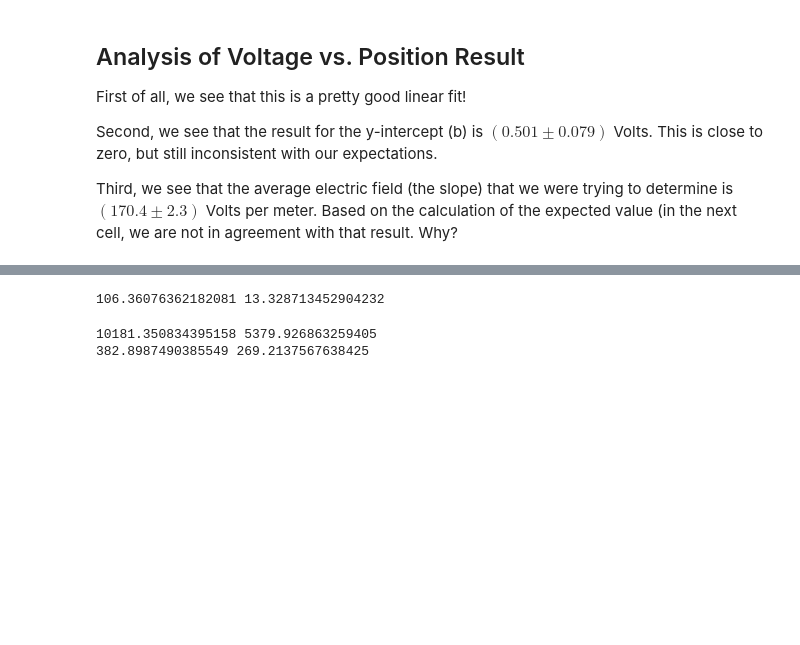
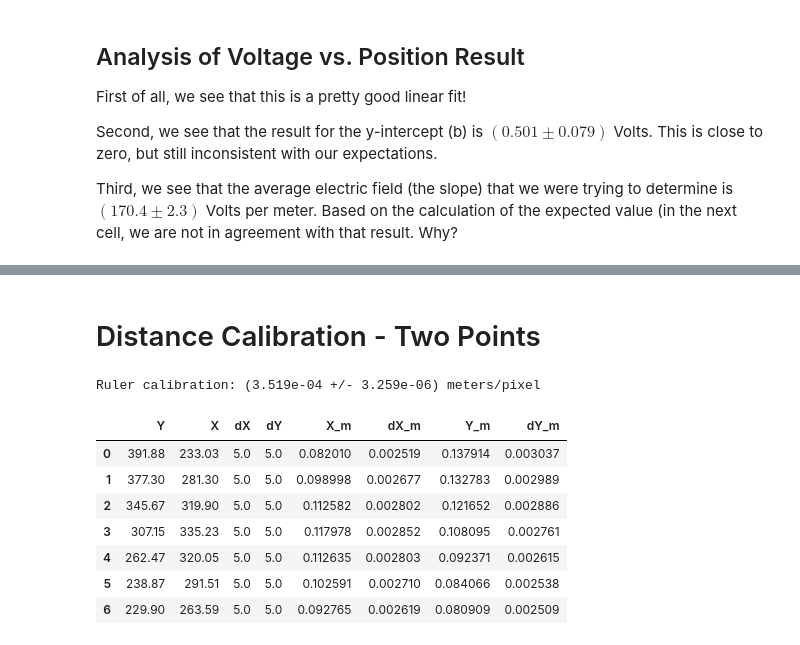
Before and after one commit to brash99/Phys202L, a Jupyter notebook: JupyterNotebooks/Field_Mapping_Analysis.ipynb, the cells around one changed output, grey strips where cells are left out. Drawn from its saved outputs; the diff is of its cells as text; code cells hidden in the pictures; blank space fills up the shorter version.

```diff
--- a/JupyterNotebooks/Field_Mapping_Analysis.ipynb
+++ b/JupyterNotebooks/Field_Mapping_Analysis.ipynb
@@ -273,25 +155,14 @@ Final Result: Y = (11.138073108 +/- 1.395779607) X + (-429.995958386 +/- 54.1811
-# %%
-print(popt[0]*30/3.14159265,perr[0]*30/3.14159265)
-omega = popt[0]*30/3.14159265
-domega = perr[0]*30/3.14159265
-# %% [output]
-106.36076362182081 13.328713452904232
-# %%
-I = 1.8
-dI = 0.5
-
-R = 0.5*I*omega**2
-dR = R * (dI/I + 2.0*domega/omega)
-
-print (R,dR)
-
-Radius = 0.5
-dRadius = 0.15
-
-Impulse = omega*I/Radius
-dImpulse = Impulse*(domega/omega + dI/I + dRadius/Radius)
-
-print (Impulse,dImpulse)
-# %% [output]
-10181.350834395158 5379.926863259405
-382.8987490385549 269.2137567638425
+# %% [markdown]
+# Distance Calibration - Two Points
+# %%
+# Measured Ruler Distance in Pixels
+length_pixels = 562.47 - 22.59
+dlength_pixels = 5.0
+length_cm = 19.0
+
+lcal = length_cm*0.01/length_pixels
+dlcal = dlength_pixels/length_pixels*lcal
+
+print ("Ruler calibration: (%0.3e +/- %0.3e) meters/pixel" % (lcal,dlcal))
+# %% [output]
+Ruler calibration: (3.519e-04 +/- 3.259e-06) meters/pixel
@@ -297,0 +173,21 @@ print (Impulse,dImpulse)
+# %%
+# Define uncertainties in X and Y, in pixels
+df_2V['dX']=5.0
+df_2V['dY']=5.0
+
+# Calculate X and Y positions, in meters, with uncertainties
+df_2V['X_m']=df_2V['X']*lcal
+df_2V['dX_m']=df_2V['X_m']*(df_2V['dX']/df_2V['X'] + dlcal/lcal)
+df_2V['Y_m']=df_2V['Y']*lcal
+df_2V['dY_m']=df_2V['Y_m']*(df_2V['dY']/df_2V['Y'] + dlcal/lcal)
+
+df_2V
+# %% [output]
+|  | Y | X | dX | dY | X_m | dX_m | Y_m | dY_m |
+| 0 | 391.88 | 233.03 | 5.0 | 5.0 | 0.082010 | 0.002519 | 0.137914 | 0.003037 |
+| 1 | 377.30 | 281.30 | 5.0 | 5.0 | 0.098998 | 0.002677 | 0.132783 | 0.002989 |
+| 2 | 345.67 | 319.90 | 5.0 | 5.0 | 0.112582 | 0.002802 | 0.121652 | 0.002886 |
+| 3 | 307.15 | 335.23 | 5.0 | 5.0 | 0.117978 | 0.002852 | 0.108095 | 0.002761 |
+| 4 | 262.47 | 320.05 | 5.0 | 5.0 | 0.112635 | 0.002803 | 0.092371 | 0.002615 |
+| 5 | 238.87 | 291.51 | 5.0 | 5.0 | 0.102591 | 0.002710 | 0.084066 | 0.002538 |
+| 6 | 229.90 | 263.59 | 5.0 | 5.0 | 0.092765 | 0.002619 | 0.080909 | 0.002509 |
```
Also changed, not shown: parts of 11 cells of this notebook, 1 other file.
